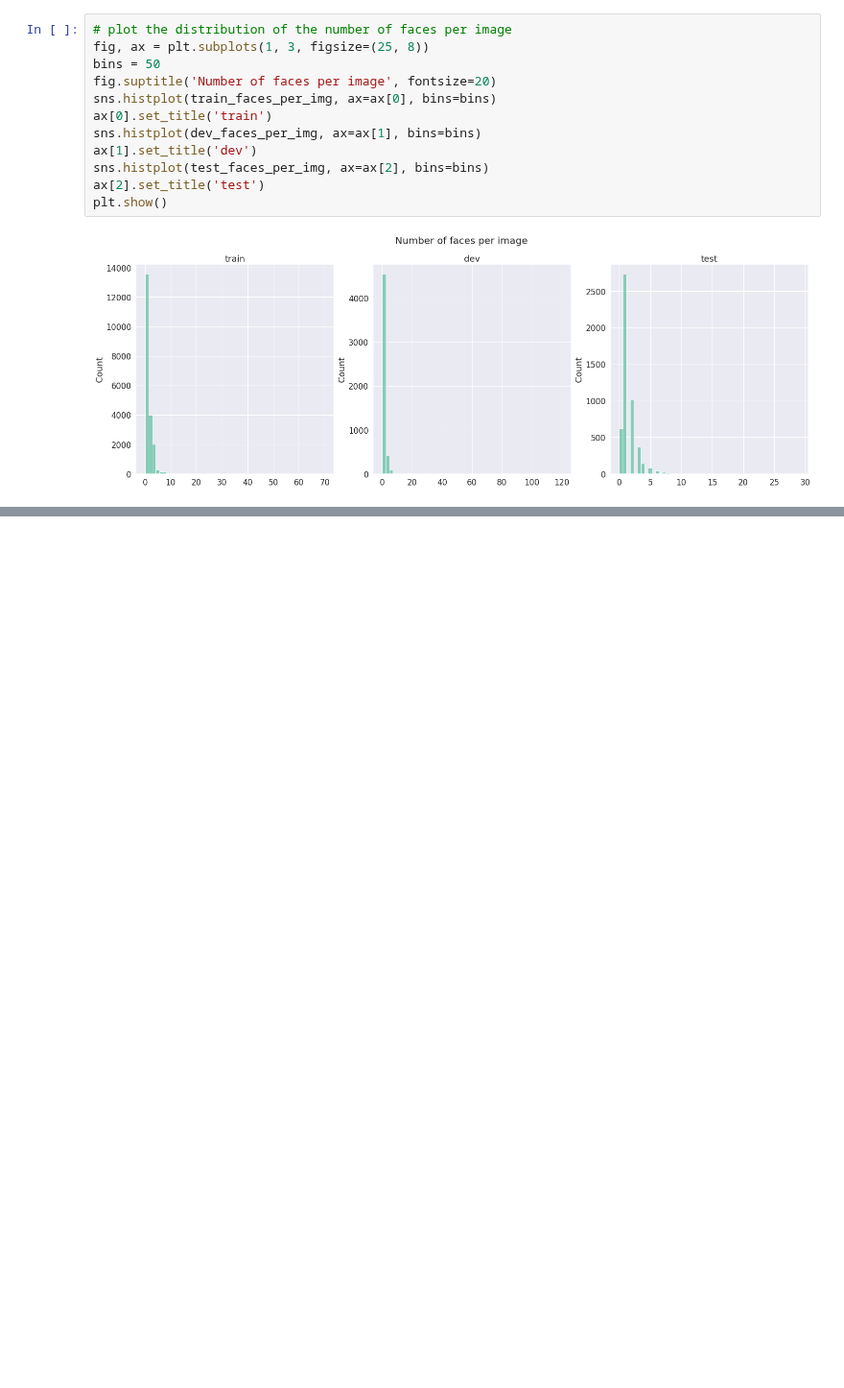
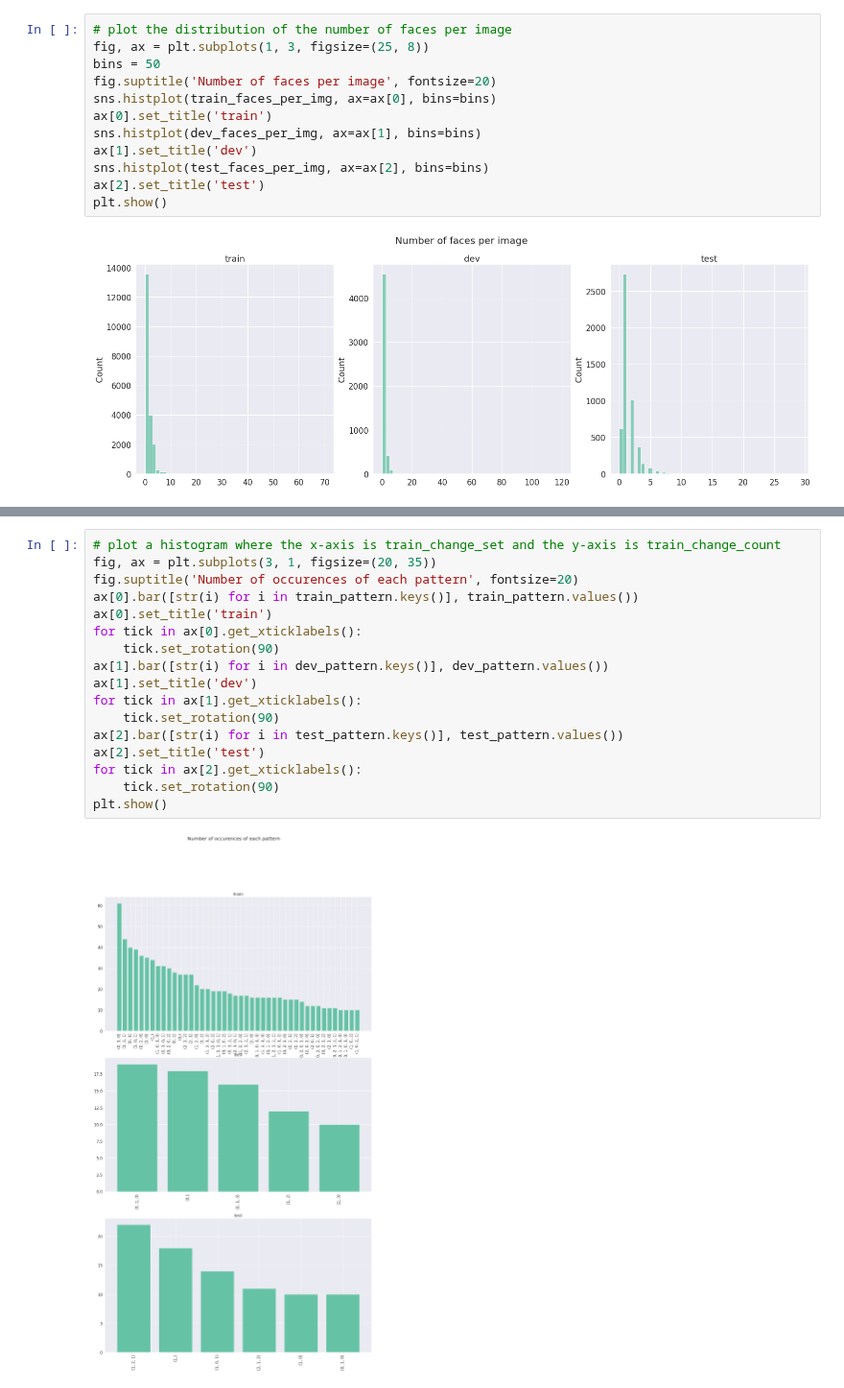
Before and after one commit to saeedzou/Multi-modal-Sentiment-Analysis-on-MSCTD-Dataset, a Jupyter notebook: data.ipynb, the cells around one changed output, grey strips where cells are left out. Shown at 96% size. Saved outputs shown, nothing was run; the diff lists cells and outputs as text; blank space fills up the shorter version.

```diff
--- a/data.ipynb
+++ b/data.ipynb
@@ -329 +401,20 @@ plt.show()
+# %%
+# plot a histogram where the x-axis is train_change_set and the y-axis is train_change_count
+fig, ax = plt.subplots(3, 1, figsize=(20, 35))
+fig.suptitle('Number of occurences of each pattern', fontsize=20)
+ax[0].bar([str(i) for i in train_pattern.keys()], train_pattern.values())
+ax[0].set_title('train')
+for tick in ax[0].get_xticklabels():
+    tick.set_rotation(90)
+ax[1].bar([str(i) for i in dev_pattern.keys()], dev_pattern.values())
+ax[1].set_title('dev')
+for tick in ax[1].get_xticklabels():
+    tick.set_rotation(90)
+ax[2].bar([str(i) for i in test_pattern.keys()], test_pattern.values())
+ax[2].set_title('test')
+for tick in ax[2].get_xticklabels():
+    tick.set_rotation(90)
+plt.show()
+# %% [output]
+[figure, added]
 # %%
```
Also changed, not shown: parts of 15 cells of this notebook.
